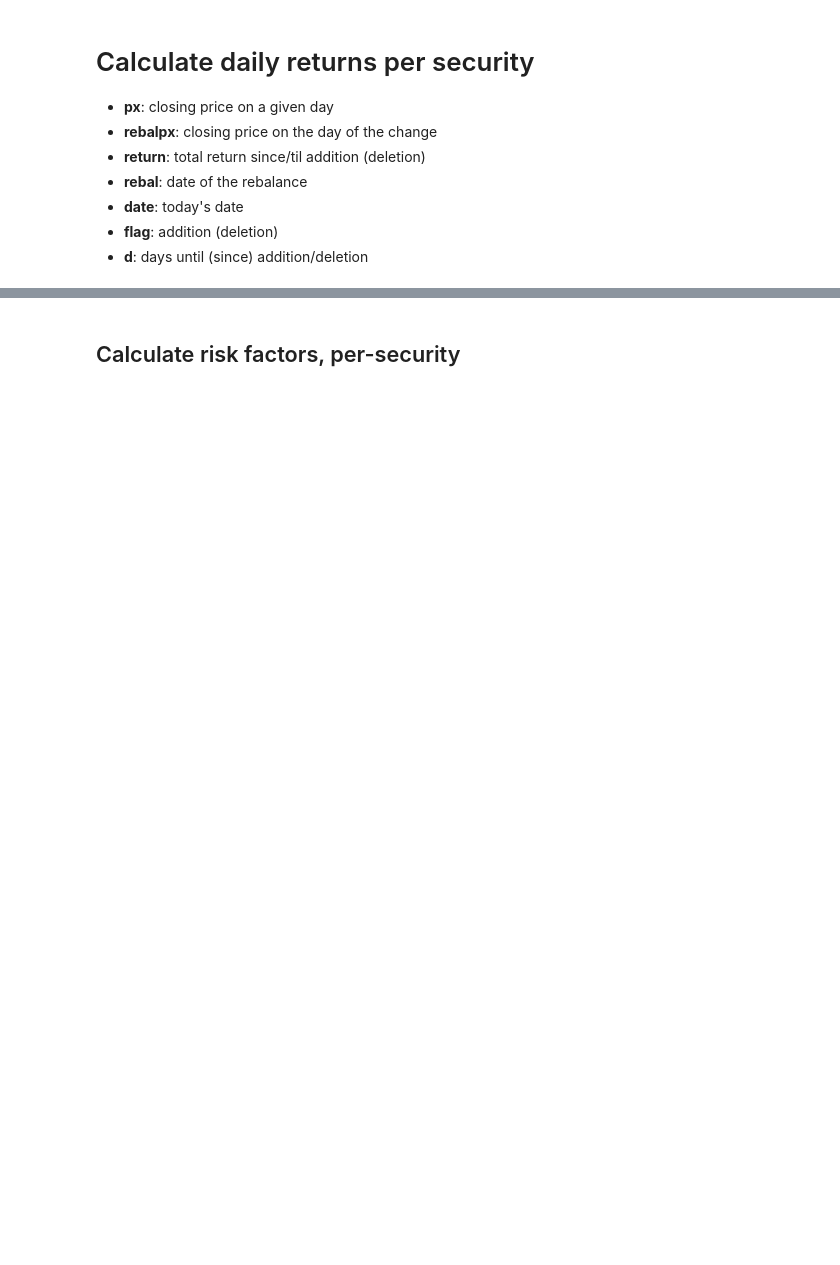
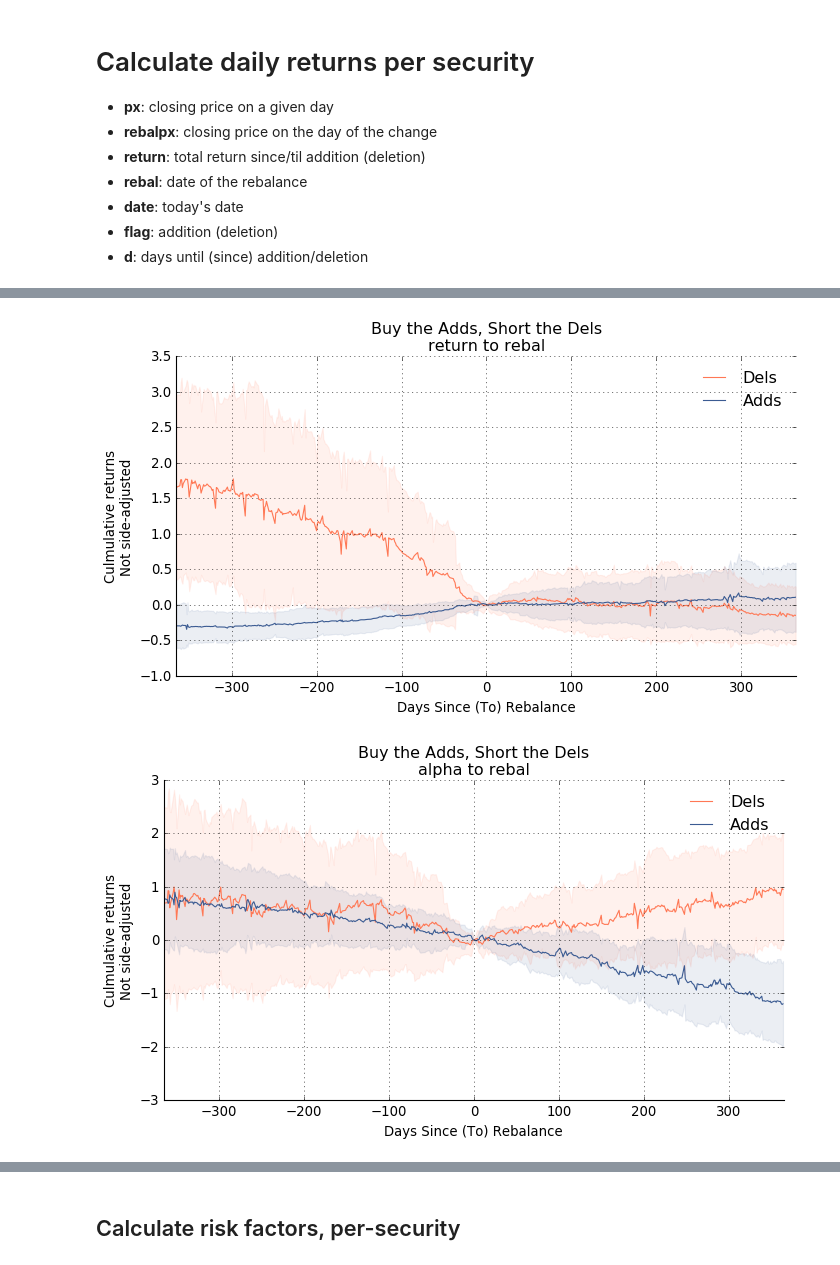
Before and after one commit to ebryce/Portfolio-Risk, a Jupyter notebook: thesis.ipynb, the cells around one changed output, grey strips where cells are left out. Drawn from its saved outputs; the diff is of its cells as text; code cells hidden in the pictures; blank space fills up the shorter version.

```diff
--- a/thesis.ipynb
+++ b/thesis.ipynb
@@ -179,0 +253,46 @@ plt.show()
+# %%
+for factor in ['return_to_rebal','alpha_to_rebal']:
+
+    by_side = df[df['d'].between(-365, 365, inclusive=True)].groupby(by=['d','flag']).agg({
+                                     factor:['mean','std']}).reset_index()
+    # Plot it
+    plt.style.use('classic')
+
+    fig = plt.figure(figsize=(10,5))
+    fig.patch.set_facecolor('white')
+
+    ax = fig.add_subplot(1, 1, 1)
+
+    ax.spines['left'].set_visible(True)
+    ax.spines['top'].set_visible(False)
+    ax.spines['right'].set_visible(False)
+    ax.spines['bottom'].set_visible(True)
+    ax.grid(True,axis='both',linestyle=':')
+
+    sides = {'Dels':-1,'Adds':1}
+    colors = {'Dels':'xkcd:melon','Adds':'xkcd:denim blue'}
+    for side in sides.keys():
+
+        ax.plot(by_side[by_side['flag']==sides[side]]['d'],
+                by_side[by_side['flag']==sides[side]][factor]['mean']*sides[side],
+                color=colors[side])
+
+        ax.fill_between(by_side[by_side['flag']==sides[side]]['d'],
+                        (by_side[by_side['flag']==sides[side]][factor]['mean']-by_side[by_side['flag']==sides[side]][factor]['std'])*sides[side],
+                        (by_side[by_side['flag']==sides[side]][factor]['mean']+by_side[by_side['flag']==sides[side]][factor]['std'])*sides[side],
+                        color=colors[side], alpha=0.1)
+
+    ax.legend(sides.keys(), frameon=False, loc='best')
+
+    plt.title('Buy the Adds, Short the Dels\n{Factor}'.format(Factor=factor.replace('_',' ')))
+    plt.ylabel('Culmulative returns\nNot side-adjusted')
+    plt.xlabel('Days Since (To) Rebalance')
+
+    xlim = [-365,365]
+
+    plt.xlim(xlim)
+    plt.show()
+    #plt.ylim(ylim)
+# %% [output]
+[figure, added]
+[figure, added]
```
Also changed, not shown: parts of 44 cells of this notebook.
